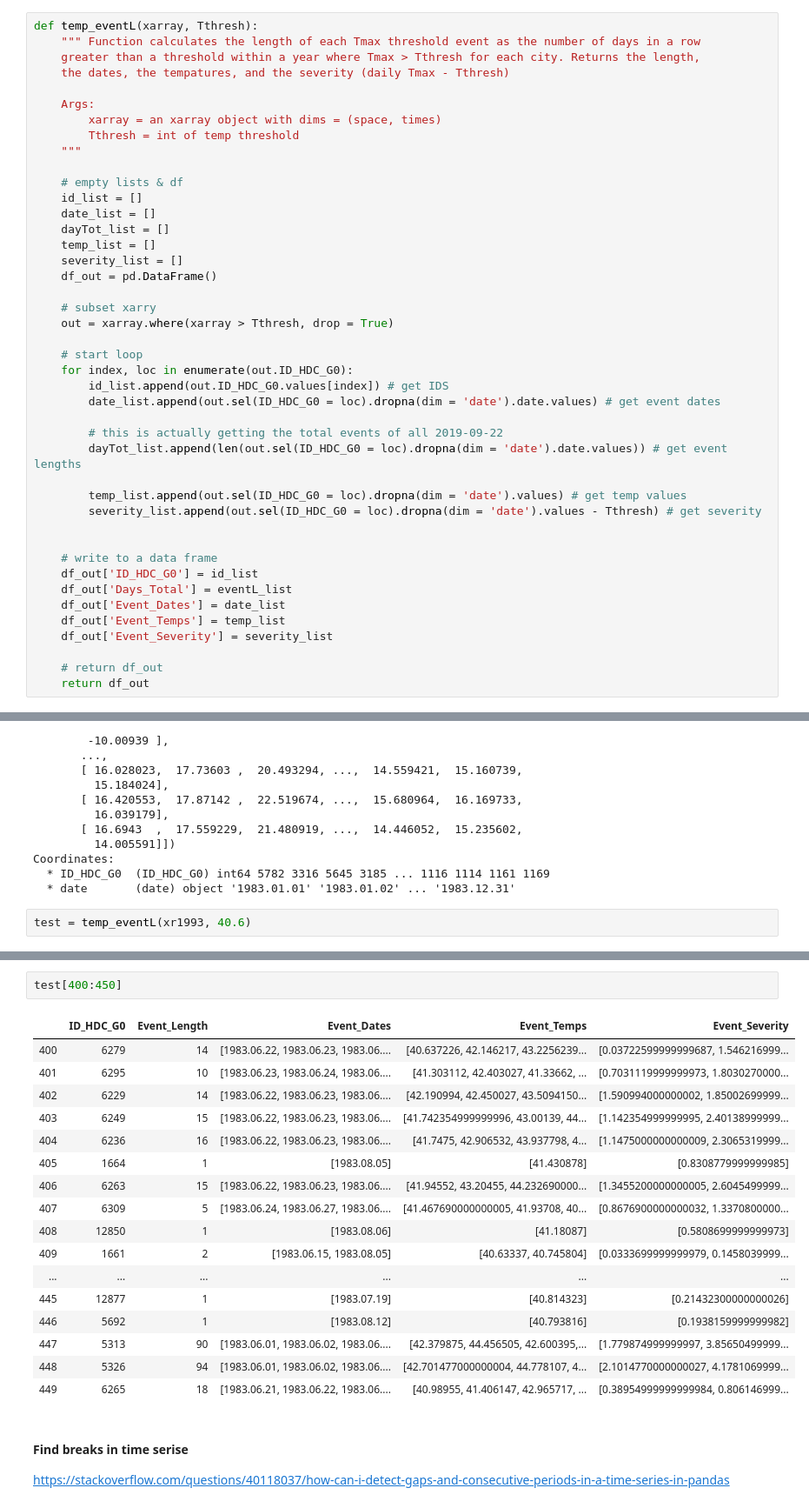
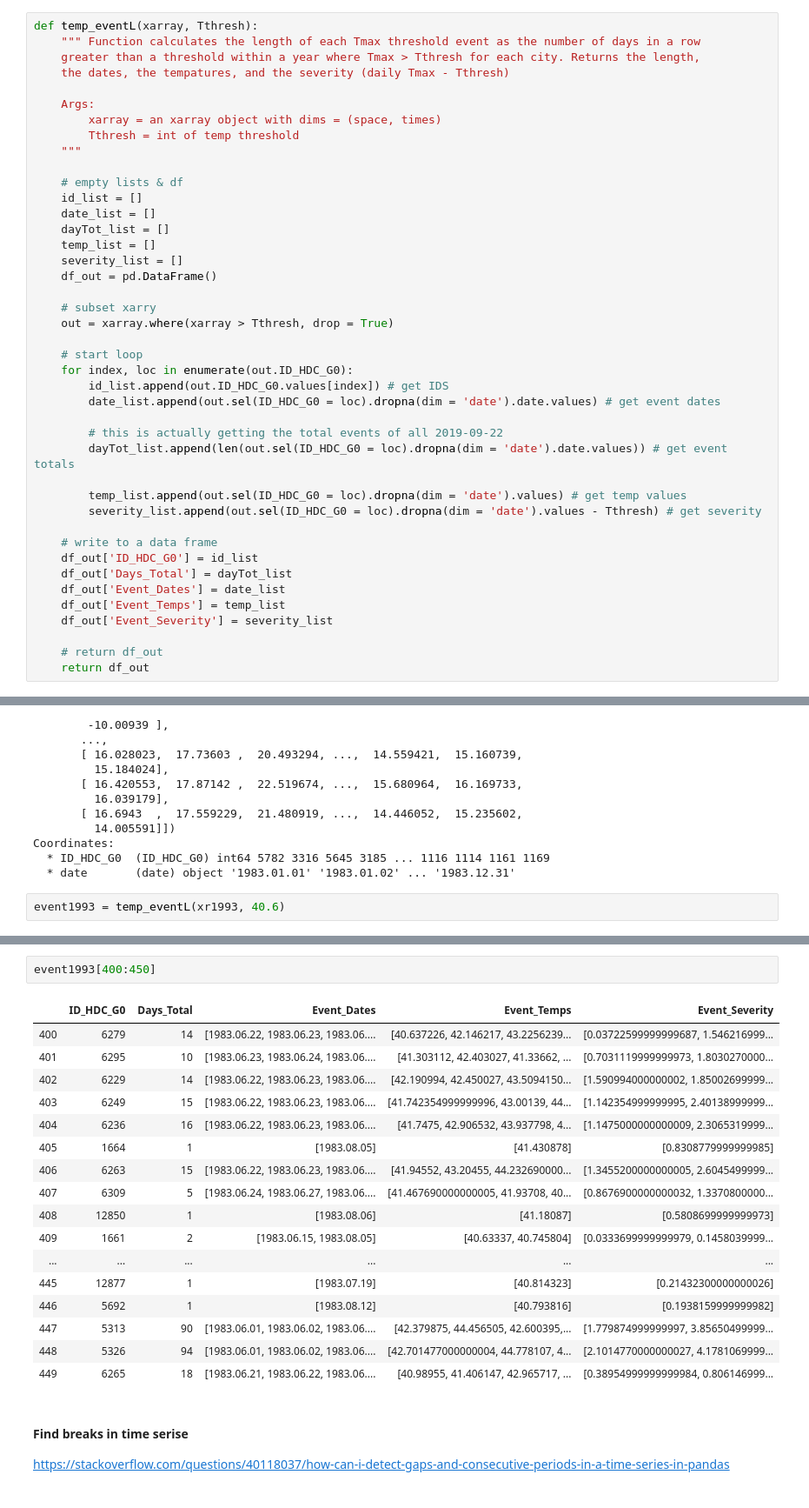
Before and after one commit to ecohydro/GlobalUrbanHeat, a Jupyter notebook: Notebooks/Tmax_Subset.ipynb, the cells around one changed output, grey strips where cells are left out. Shown at 87% size. Saved outputs shown, nothing was run; the diff lists cells and outputs as text.

Commit message:
isolating event durations

```diff
--- a/Notebooks/Tmax_Subset.ipynb
+++ b/Notebooks/Tmax_Subset.ipynb
@@ -158,15 +159,14 @@ def temp_eventL(xarray, Tthresh):
         date_list.append(out.sel(ID_HDC_G0 = loc).dropna(dim = 'date').date.values) # get event dates
 
         # this is actually getting the total events of all 2019-09-22
-        dayTot_list.append(len(out.sel(ID_HDC_G0 = loc).dropna(dim = 'date').date.values)) # get event lengths
+        dayTot_list.append(len(out.sel(ID_HDC_G0 = loc).dropna(dim = 'date').date.values)) # get event totals
 
         temp_list.append(out.sel(ID_HDC_G0 = loc).dropna(dim = 'date').values) # get temp values
         severity_list.append(out.sel(ID_HDC_G0 = loc).dropna(dim = 'date').values - Tthresh) # get severity
 
-
     # write to a data frame
     df_out['ID_HDC_G0'] = id_list
-    df_out['Days_Total'] = eventL_list
+    df_out['Days_Total'] = dayTot_list
     df_out['Event_Dates'] = date_list
     df_out['Event_Temps'] = temp_list
     df_out['Event_Severity'] = severity_list
@@ -244,4 +244,4 @@ Coordinates:
   * ID_HDC_G0  (ID_HDC_G0) int64 5782 3316 5645 3185 ... 1116 1114 1161 1169
   * date       (date) object '1983.01.01' '1983.01.02' ... '1983.12.31'
 # %%
-test = temp_eventL(xr1993, 40.6)
+event1993 = temp_eventL(xr1993, 40.6)
@@ -250,7 +248,7 @@ NameError: name 'eventL_list' is not defined
 # %%
-test[400:450]
+event1993[400:450]
 # %% [output]
-|  | ID_HDC_G0 | Event_Length | Event_Dates | Event_Temps | Event_Severity |
+|  | ID_HDC_G0 | Days_Total | Event_Dates | Event_Temps | Event_Severity |
 | 400 | 6279 | 14 | [1983.06.22, 1983.06.23, 1983.06.... | [40.637226, 42.146217, 43.2256239... | [0.03722599999999687, 1.546216999... |
 | 401 | 6295 | 10 | [1983.06.23, 1983.06.24, 1983.06.... | [41.303112, 42.403027, 41.33662, ... | [0.7031119999999973, 1.8030270000... |
 | 402 | 6229 | 14 | [1983.06.22, 1983.06.23, 1983.06.... | [42.190994, 42.450027, 43.5094150... | [1.590994000000002, 1.85002699999... |
```
Also changed, not shown: parts of 60 cells of this notebook.
